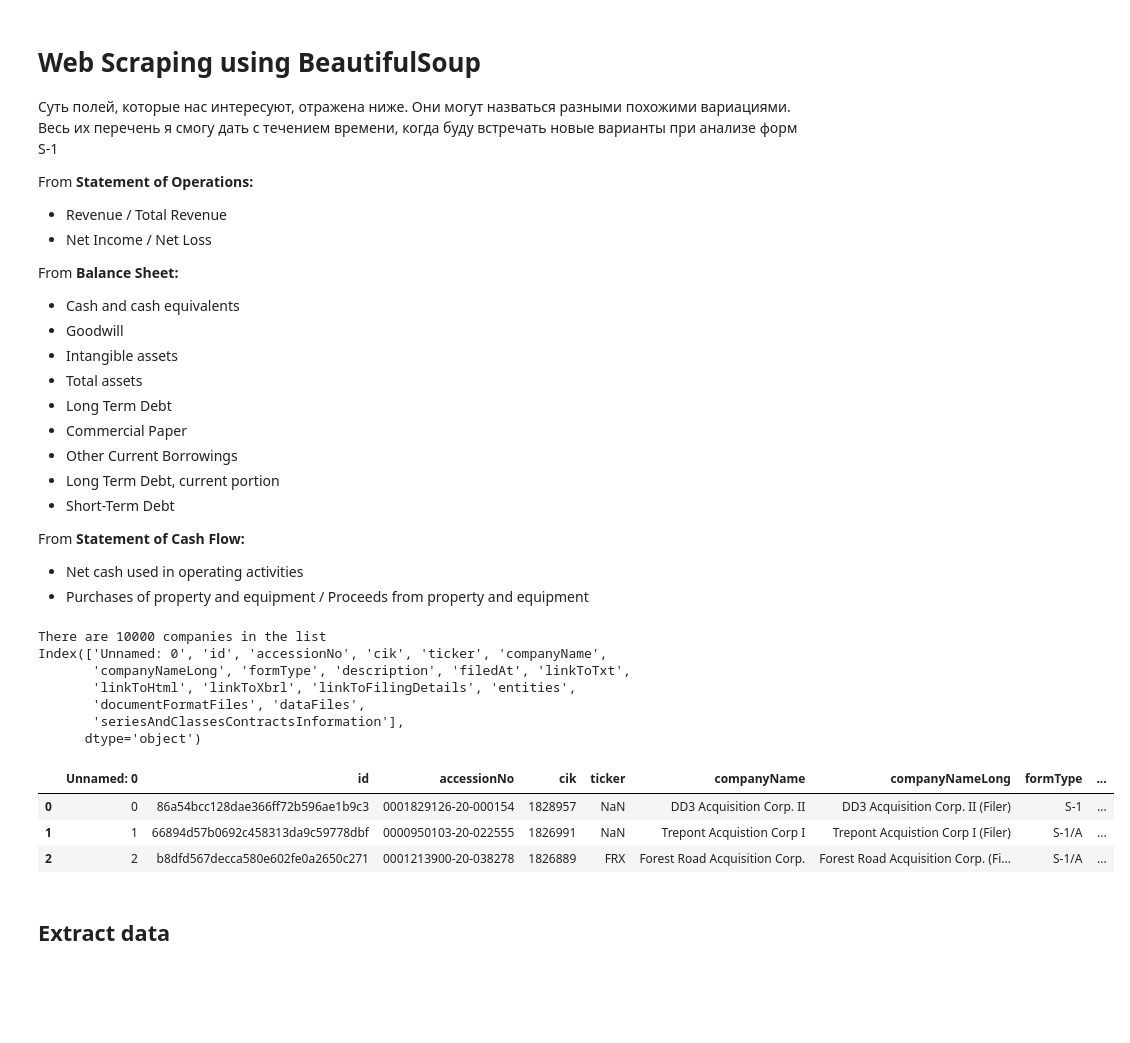
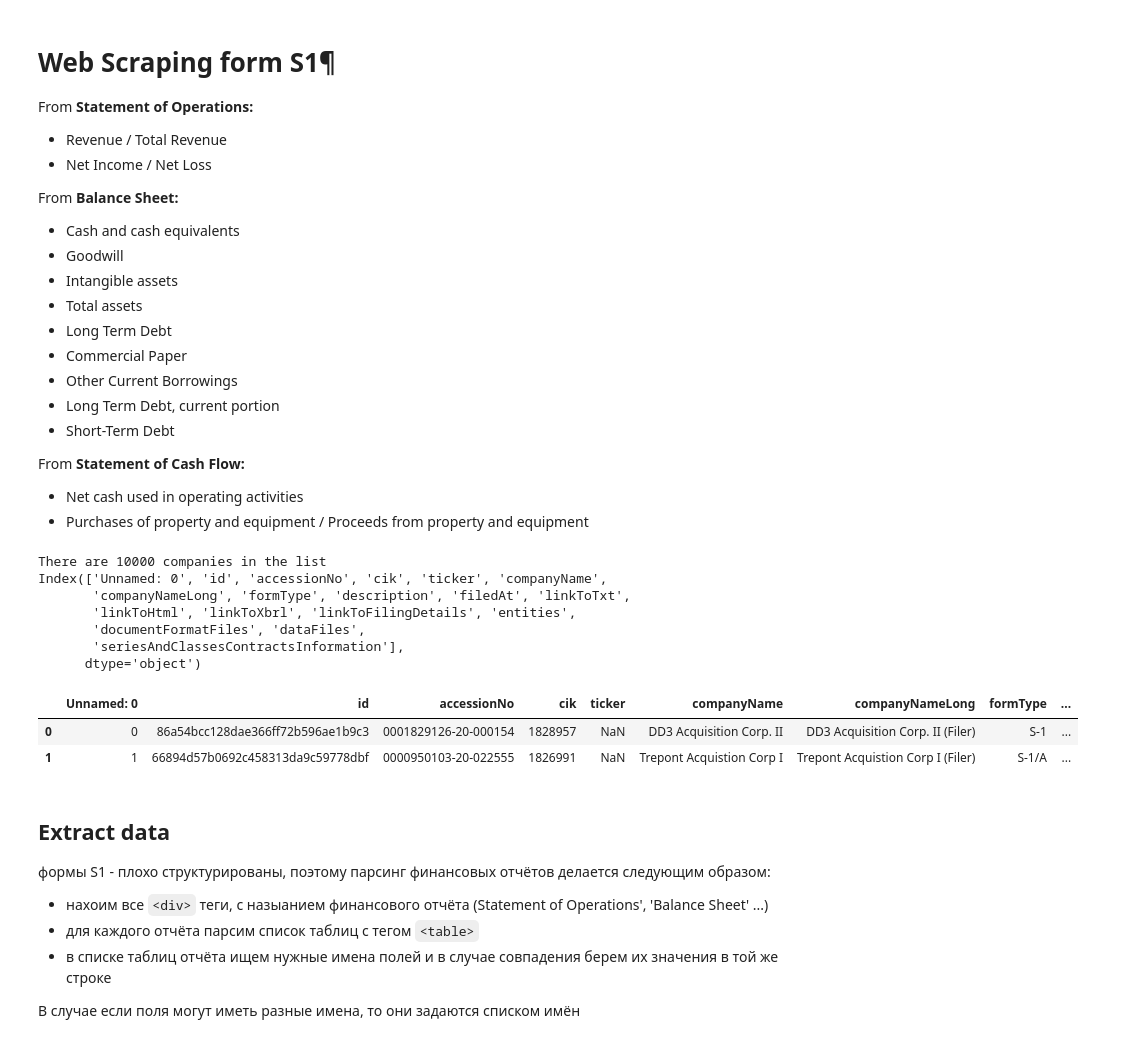
Before and after one commit to vadimvvlasov/scrape-s1-form, a Jupyter notebook: parse_S1_BS.ipynb, the cells around one changed output. Cells and saved outputs as stored; diff of their text form; code cells hidden in the pictures; blank space fills up the shorter version.

```diff
--- a/parse_S1_BS.ipynb
+++ b/parse_S1_BS.ipynb
@@ -1,8 +1,5 @@
 # %% [markdown]
-# Web Scraping using BeautifulSoup
-
-
-Суть полей, которые нас интересуют, отражена ниже. Они могут назваться разными похожими вариациями. Весь их перечень я смогу дать с течением времени, когда буду встречать новые варианты при анализе форм S-1
+# Web Scraping form S1¶
 
 From **Statement of Operations:**
 - Revenue / Total Revenue
@@ -32,23 +28,28 @@ from form_parser import *
 # %%
 df = pd.read_csv('s1-list.csv')
 print(f'There are {len(df)} companies in the list')
 print(df.columns)
 df[['ticker','companyName', 'linkToFilingDetails']].head()
-df.head(3)
+df.head(2)
 # %% [output]
 There are 10000 companies in the list
 Index(['Unnamed: 0', 'id', 'accessionNo', 'cik', 'ticker', 'companyName',
        'companyNameLong', 'formType', 'description', 'filedAt', 'linkToTxt',
        'linkToHtml', 'linkToXbrl', 'linkToFilingDetails', 'entities',
        'documentFormatFiles', 'dataFiles',
        'seriesAndClassesContractsInformation'],
       dtype='object')
 |  | Unnamed: 0 | id | accessionNo | cik | ticker | companyName | companyNameLong | formType | ... |
 | 0 | 0 | 86a54bcc128dae366ff72b596ae1b9c3 | 0001829126-20-000154 | 1828957 | NaN | DD3 Acquisition Corp. II | DD3 Acquisition Corp. II (Filer) | S-1 | ... |
 | 1 | 1 | 66894d57b0692c458313da9c59778dbf | 0000950103-20-022555 | 1826991 | NaN | Trepont Acquistion Corp I | Trepont Acquistion Corp I (Filer) | S-1/A | ... |
-| 2 | 2 | b8dfd567decca580e602fe0a2650c271 | 0001213900-20-038278 | 1826889 | FRX | Forest Road Acquisition Corp. | Forest Road Acquisition Corp. (Fi... | S-1/A | ... |
-# %% [markdown]
-## Extract data
+# %% [markdown]
+## Extract data
+формы S1 - плохо структурированы, поэтому парсинг финансовых отчётов делается следующим образом:
+- нахоим все `<div>` теги, с назыанием финансового отчёта (Statement of Operations', 'Balance Sheet' ...)
+- для каждого отчёта парсим список таблиц с тегом `<table>`
+- в списке таблиц отчёта ищем нужные имена полей и в случае совпадения берем их значения в той же строке
+
+В случае если поля могут иметь разные имена, то они задаются списком имён
 # %%
 fields_dict = {'Statement of Operations':['Revenue',
                                          ['Net Income', 'Net Loss', 'net income (loss)']],
```
Also changed, not shown: parts of 9 cells of this notebook, 2 other files.
